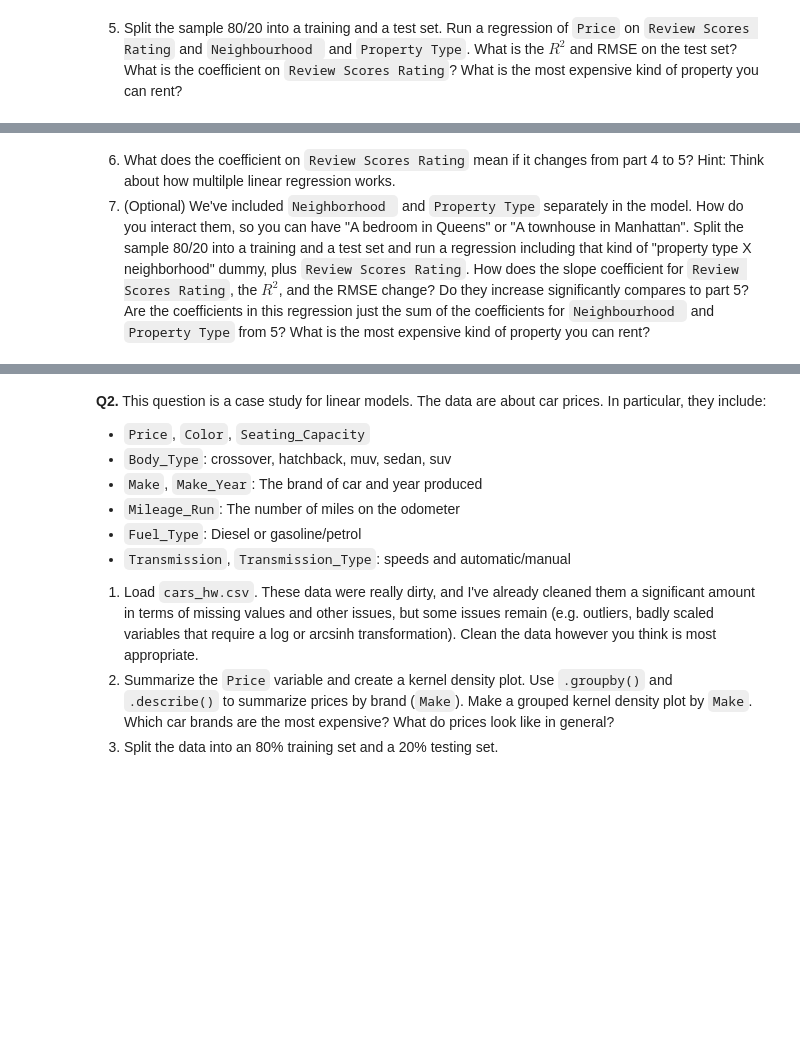
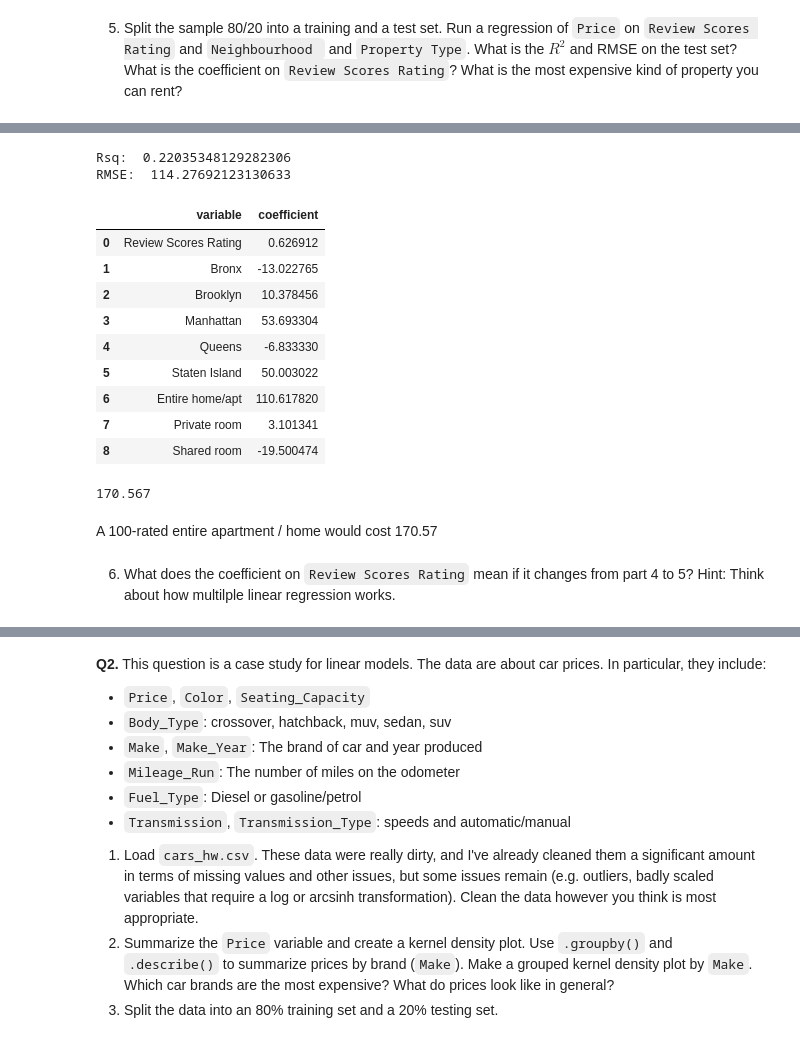
Before and after one commit to brithoang1/linearRegression, a Jupyter notebook: assignment.ipynb, the cells around one changed output, grey strips where cells are left out. Saved outputs shown, nothing was run; the diff lists cells and outputs as text; code cells hidden in the pictures; blank space fills up the shorter version.

```diff
--- a/assignment.ipynb
+++ b/assignment.ipynb
@@ -175,3 +200,27 @@ So, the most expensive kind of property you can rent is a place in manhattan for
+# %%
+print('Rsq: ', reg.score(Z_test,y_test)) # R2
+rmse = np.sqrt( np.mean( (y_test - y_hat)**2 ))
+print('RMSE: ', rmse) # R2
+results = pd.DataFrame({'variable':reg.feature_names_in_, 'coefficient': reg.coef_})
+results
+# %% [output]
+Rsq:  0.22035348129282306
+RMSE:  114.27692123130633
+|  | variable | coefficient |
+| 0 | Review Scores Rating | 0.626912 |
+| 1 | Bronx | -13.022765 |
+| 2 | Brooklyn | 10.378456 |
+| 3 | Manhattan | 53.693304 |
+| 4 | Queens | -6.833330 |
+| 5 | Staten Island | 50.003022 |
+| 6 | Entire home/apt | 110.617820 |
+| 7 | Private room | 3.101341 |
+| 8 | Shared room | -19.500474 |
+# %%
+110.617 + 53.69 + 100 * .0626
+# %% [output]
+170.567
+# %% [markdown]
+A 100-rated entire apartment / home would cost 170.57
 # %% [markdown]
 6. What does the coefficient on `Review Scores Rating` mean if it changes from part 4 to 5? Hint: Think about how multilple linear regression works.
-7. (Optional) We've included `Neighborhood ` and `Property Type` separately in the model. How do you interact them, so you can have "A bedroom in Queens" or "A townhouse in Manhattan". Split the sample 80/20 into a training and a test set and run a regression including that kind of "property type X neighborhood" dummy, plus `Review Scores Rating`. How does the slope coefficient for `Review Scores Rating`, the $R^2$, and the RMSE change? Do they increase significantly compares to part 5? Are the coefficients in this regression just the sum of the coefficients for `Neighbourhood ` and `Property Type` from 5? What is the most expensive kind of property you can rent?
```
Also changed, not shown: parts of 3 cells of this notebook.
